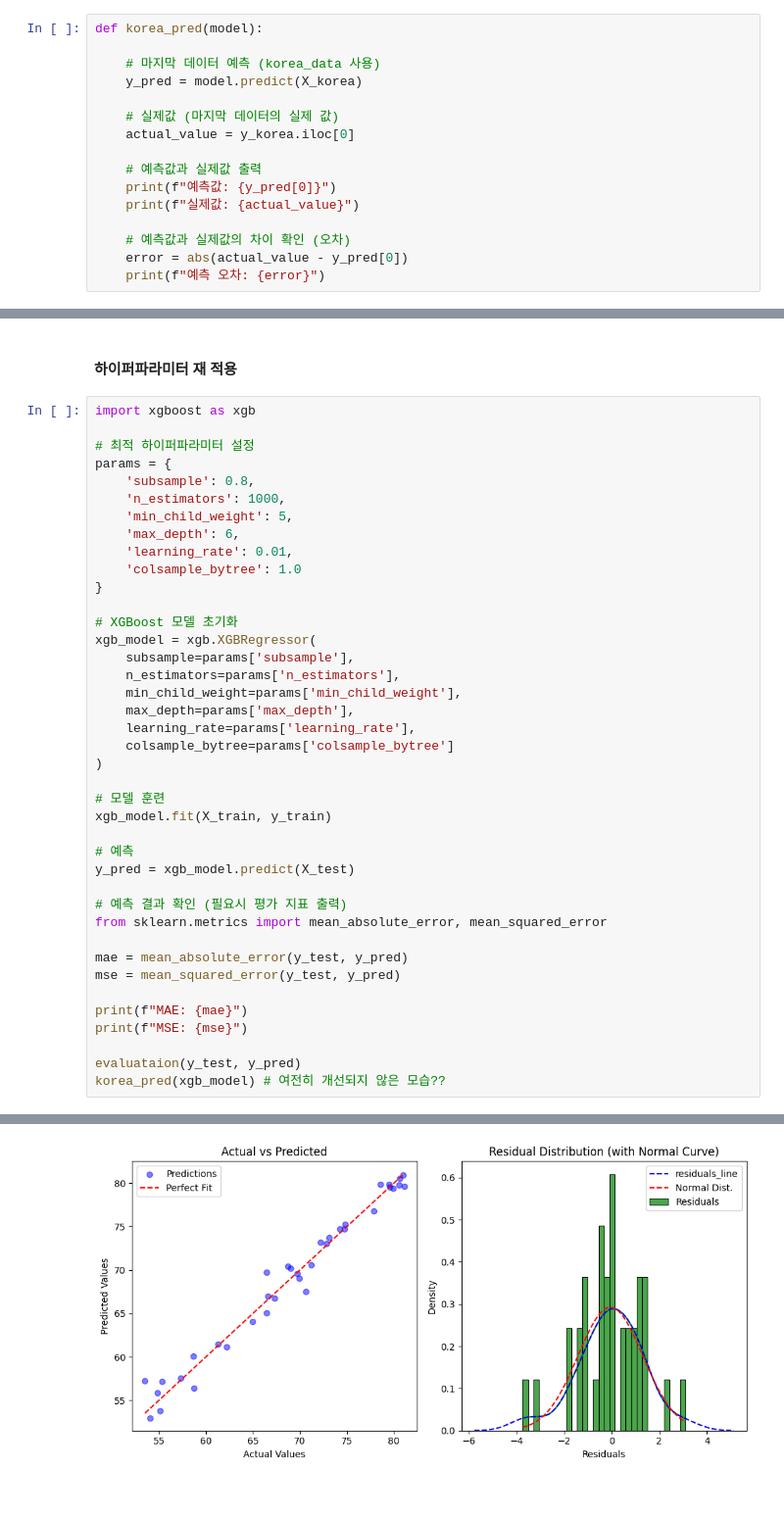
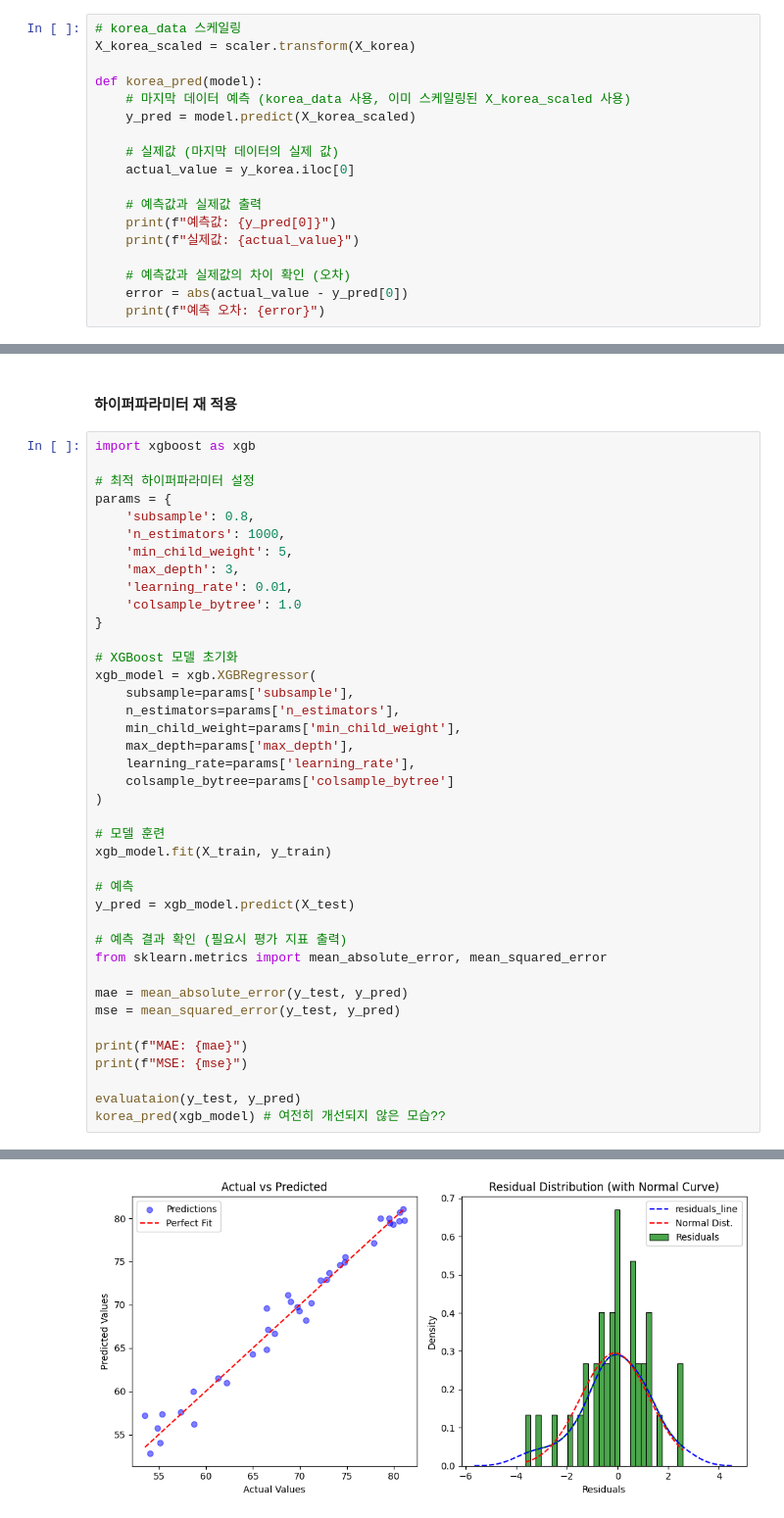
Before and after one commit to Encore-SKN-9/ml_5team, a Jupyter notebook: YJ/ml_yj.ipynb, the cells around one changed output, grey strips where cells are left out. Shown at 98% size. Saved outputs shown, nothing was run; the diff lists cells and outputs as text.

```diff
--- a/YJ/ml_yj.ipynb
+++ b/YJ/ml_yj.ipynb
@@ -628,10 +628,12 @@ def evaluataion(y_true, y_pred):
     plt.tight_layout()
     plt.show()
 # %%
+# korea_data 스케일링
+X_korea_scaled = scaler.transform(X_korea)
+
 def korea_pred(model):
-
-    # 마지막 데이터 예측 (korea_data 사용)
-    y_pred = model.predict(X_korea)
+    # 마지막 데이터 예측 (korea_data 사용, 이미 스케일링된 X_korea_scaled 사용)
+    y_pred = model.predict(X_korea_scaled)
 
     # 실제값 (마지막 데이터의 실제 값)
     actual_value = y_korea.iloc[0]
@@ -881,7 +883,7 @@ params = {
     'subsample': 0.8,
     'n_estimators': 1000,
     'min_child_weight': 5,
-    'max_depth': 6,
+    'max_depth': 3,
     'learning_rate': 0.01,
     'colsample_bytree': 1.0
 }
@@ -925 +927 @@ r2_score:  0.9755450612603889
-[figure, old version]
+[figure, new version]
```
Also changed, not shown: parts of 6 cells of this notebook, 1 other file.
